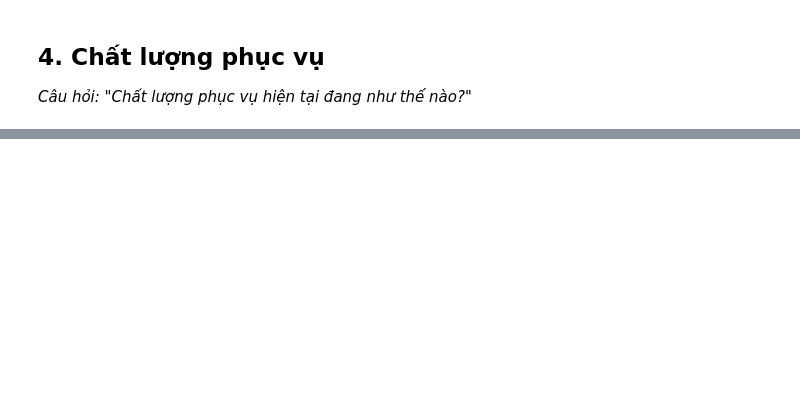
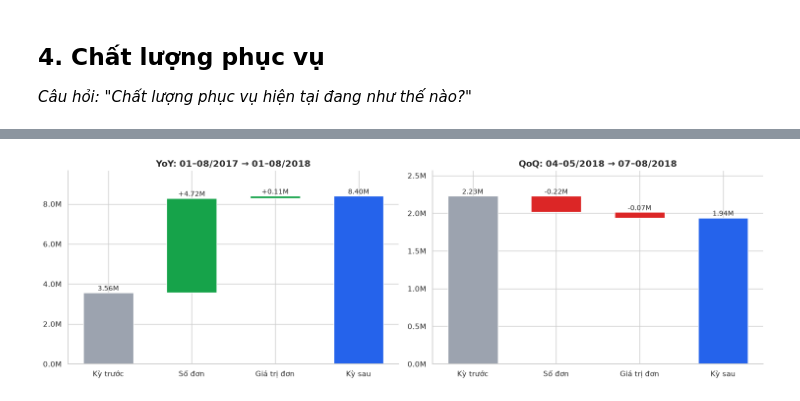
Before and after one commit to ManhHaHuy06/Nhom1_IT5425_172914__E-Commerce, a Jupyter notebook: olist-eda/eda/01_executive_overview.ipynb, the cells around one changed output, grey strips where cells are left out. Cells and saved outputs as stored; diff of their text form; code cells hidden in the pictures; blank space fills up the shorter version.

```diff
--- a/olist-eda/eda/executive_overview.ipynb
+++ b/olist-eda/eda/01_executive_overview.ipynb
@@ -326,11 +325,12 @@ worst_cur = health_by_month.loc[str(P.year_cur)].on_time_rate.idxmin()
 print(f"\nGiai đoạn phục hồi sau tháng đúng hạn kém nhất {P.year_cur} ({worst_cur:%m/%Y}):")
 print(health_by_month.loc[worst_cur + pd.DateOffset(months=1):, HEALTH_COLS].round(3).to_string())
 print(f"\nSo sánh cùng kỳ {P.label_prev} và {P.label_cur} (đơn hợp lệ):")
-print(q(f"""SELECT purchase_year AS year, avg(review_score) AS avg_review, 1 - avg(is_late) AS on_time_rate,
+print(q(f"""SELECT CASE WHEN {P.cur} THEN '{P.label_cur}' ELSE '{P.label_prev}' END AS period,
+                   avg(review_score) AS avg_review, 1 - avg(is_late) AS on_time_rate,
                    avg(is_negative) AS negative_rate,
                    avg(delivery_days) FILTER (WHERE is_late IS NOT NULL) AS actual_days,
                    avg(estimated_delivery_days) FILTER (WHERE is_late IS NOT NULL) AS promised_days
-            FROM sales WHERE ({P.prev}) OR ({P.cur}) GROUP BY 1 ORDER BY 1""").round(3).to_string(index=False))
+            FROM sales WHERE ({P.prev}) OR ({P.cur}) GROUP BY 1 ORDER BY 1 DESC""").round(3).to_string(index=False))
 # %% [output]
 [figure]
 Tương quan theo tháng (01/2017–08/2018; orders_placed = mọi đơn được đặt, kể cả đơn mất):
@@ -360,0 +366,28 @@ So sánh cùng kỳ 01–08/2017 và 01–08/2018 (đơn hợp lệ):
+# %%
+def gmv_bridge(where0: str, where1: str) -> dict:
+    k0, k1 = (q(f"SELECT sum(gmv) AS gmv, count(*) AS orders FROM sales WHERE {w}").iloc[0] for w in (where0, where1))
+    aov0, aov1 = k0.gmv / k0.orders, k1.gmv / k1.orders
+    return {"start": k0.gmv, "Hiệu ứng số đơn": (k1.orders - k0.orders) * aov0,
+            "Hiệu ứng giá trị đơn": k1.orders * (aov1 - aov0), "end": k1.gmv}
+
+bridges = {f"YoY: {P.label_prev} → {P.label_cur}": gmv_bridge(P.prev, P.cur),
+           f"QoQ: {P.label_pq} → {P.label_q}": gmv_bridge(P.pqtd, P.qtd)}
+
+fig, axes = plt.subplots(1, 2, figsize=(15, 4.8))
+for ax, (title, b) in zip(axes, bridges.items()):
+    steps = [("Kỳ trước", b["start"], 0, C_GREY), ("Số đơn", b["Hiệu ứng số đơn"], b["start"], None),
+             ("Giá trị đơn", b["Hiệu ứng giá trị đơn"], b["start"] + b["Hiệu ứng số đơn"], None),
+             ("Kỳ sau", b["end"], 0, C_MAIN)]
+    for i, (label, height, bottom, color) in enumerate(steps):
+        color = color or (C_GOOD if height >= 0 else C_BAD)
+        ax.bar(i, height, bottom=bottom, color=color, width=0.6)
+        top = bottom + max(height, 0)
+        ax.annotate(f"{height / 1e6:+.2f}M" if color not in (C_GREY, C_MAIN) else f"{height / 1e6:.2f}M",
+                    (i, top), xytext=(0, 3), textcoords="offset points", ha="center", fontsize=10)
+    ax.set_xticks(range(4), [s[0] for s in steps]); brl_axis(ax); ax.set_title(title)
+    ax.set_ylim(0, max(b["start"], b["end"]) * 1.15)
+plt.tight_layout(); plt.show()
+
+pd.DataFrame(bridges).T.assign(**{"% do số đơn": lambda d: d["Hiệu ứng số đơn"] / (d["end"] - d["start"])}).round(3)
+# %% [output]
+[figure, added]
```
Also changed, not shown: parts of 19 cells of this notebook, 18 other files.
